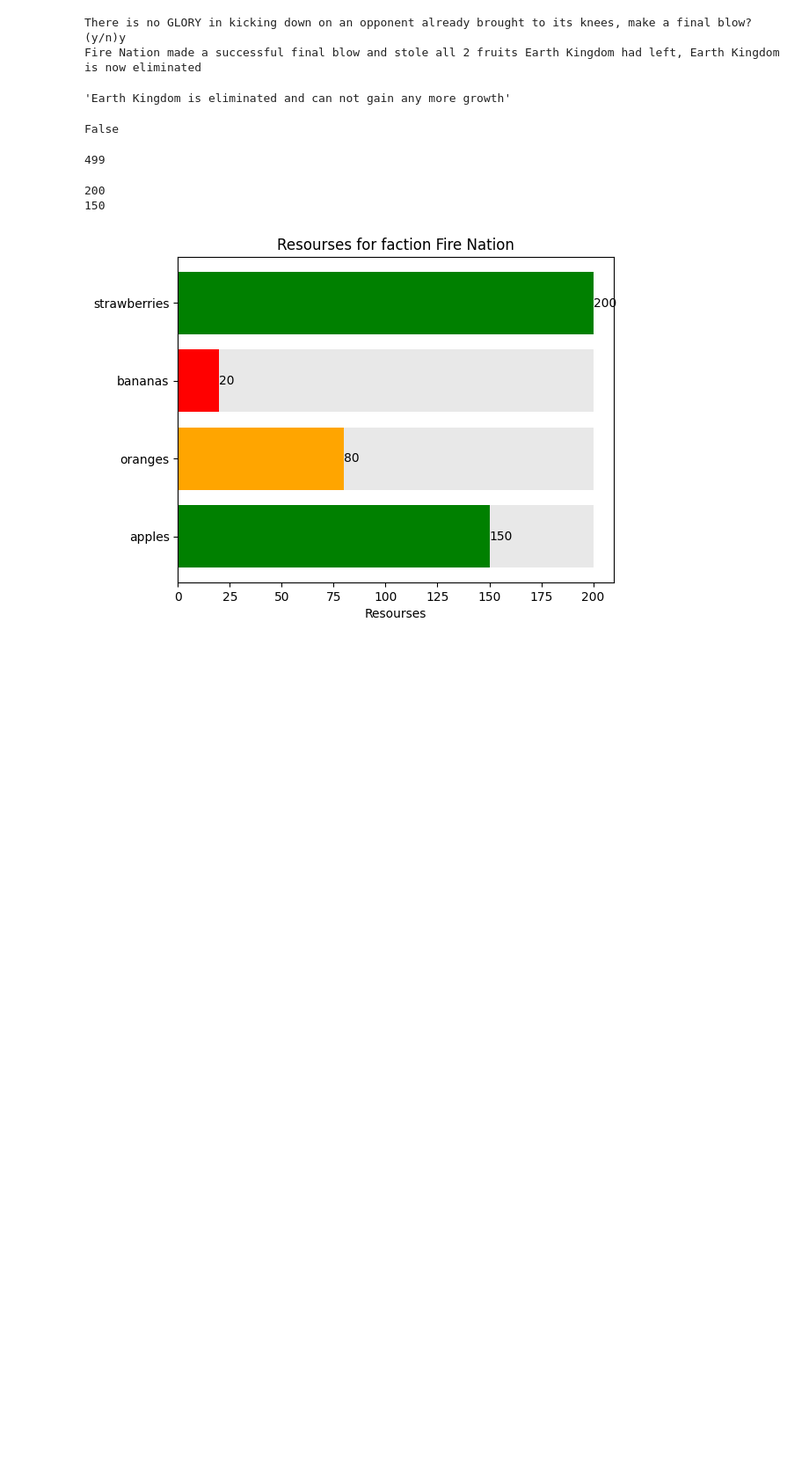
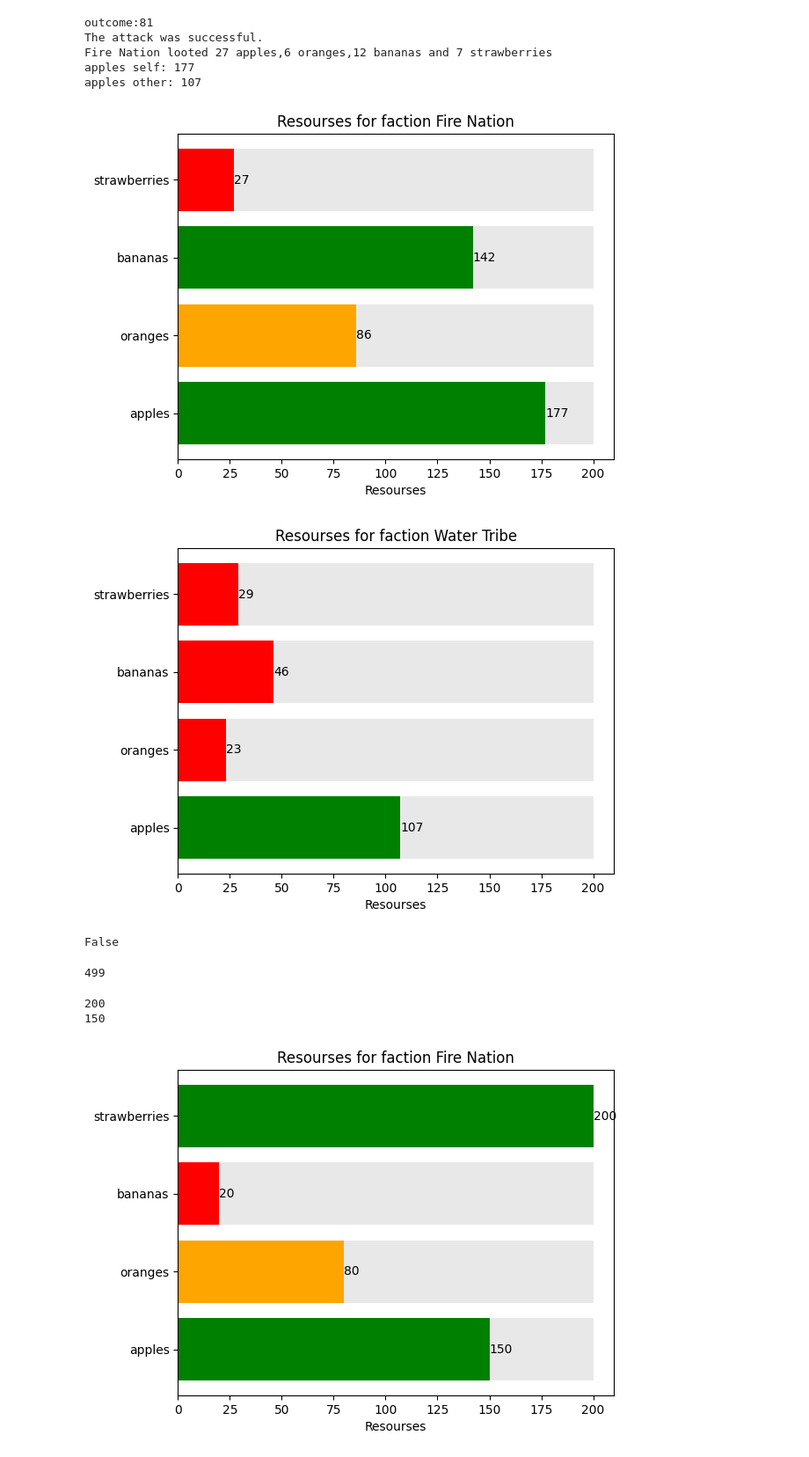
Before and after one commit to Siwenli0615/Siwen-ITHS-AI23, a Jupyter notebook: Laboration2 FactionWar.ipynb, the cells around one changed output. Shown: that part at 88% size. Saved outputs shown, nothing was run; the diff lists cells and outputs as text; code cells hidden in the pictures; blank space fills up the shorter version.

```diff
--- a/Laboration2 FactionWar.ipynb
+++ b/Laboration2 FactionWar.ipynb
@@ -256,18 +250,22 @@ class Faction:
       else:
         print(f"{other.name}have defended skillfully, {self.name} failed in the attack and did not gain anything from {other.name}")
 # %%
-fire_nation = Faction('Fire Nation', 100, 100, 100, 100)
-earth_kingdom = Faction('Earth Kingdom', 0, 0, 0, 2)
-water_tribe = Faction('Water Tribe', 100, 100, 100, 100)
-air_nomads = Faction('Air Nomads', 100, 100, 100, 100)
+fire_nation = Faction('Fire Nation', 150, 80, 130, 20)
+earth_kingdom = Faction('Earth Kingdom', 0, 1, 0, 2)
+water_tribe = Faction('Water Tribe', 134, 29, 58, 36)
+air_nomads = Faction('Air Nomads', 64, 48, 162, 57)
 
-fire_nation * earth_kingdom
+fire_nation * water_tribe
 #earth_kingdom.inventory()
-earth_kingdom.organical_growth()
+#earth_kingdom.organical_growth()
 # %% [output]
-There is no GLORY in kicking down on an opponent already brought to its knees, make a final blow? (y/n)y
-Fire Nation made a successful final blow and stole all 2 fruits Earth Kingdom had left, Earth Kingdom is now eliminated
+outcome:81
+The attack was successful.
+Fire Nation looted 27 apples,6 oranges,12 bananas and 7 strawberries
+apples self: 177
+apples other: 107
-'Earth Kingdom is eliminated and can not gain any more growth'
+[figure, added]
+[figure, added]
 # %%
 def victory():
 
```
Also changed, not shown: parts of 1 cell of this notebook.
